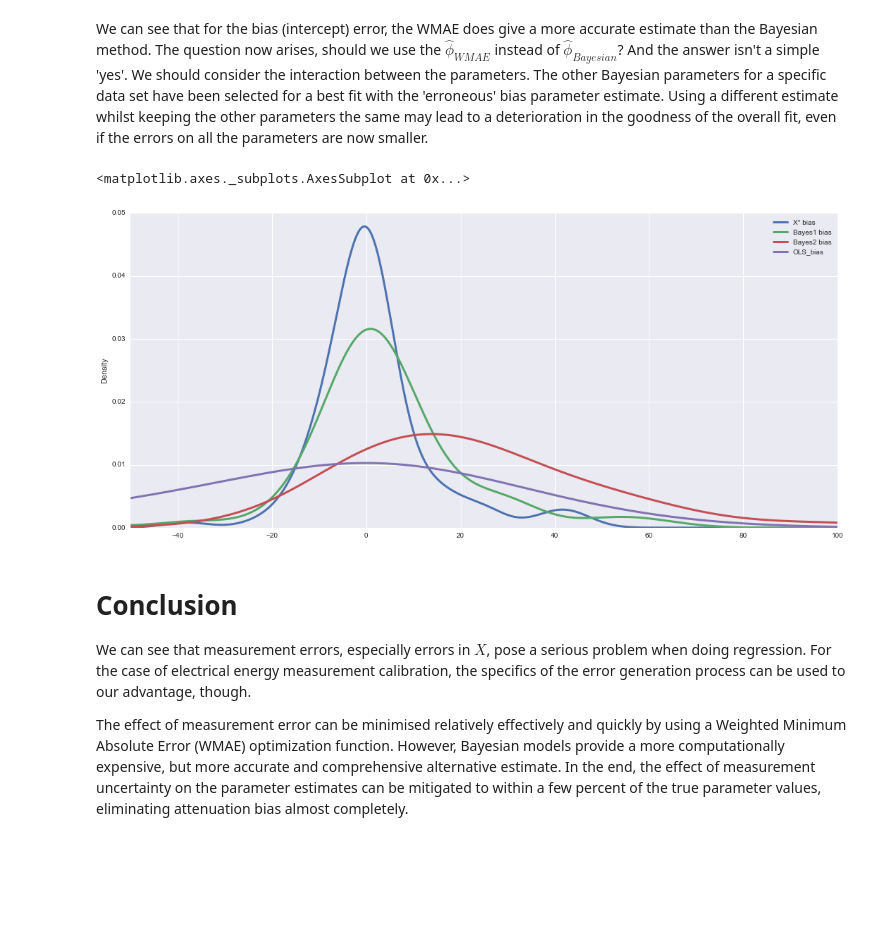
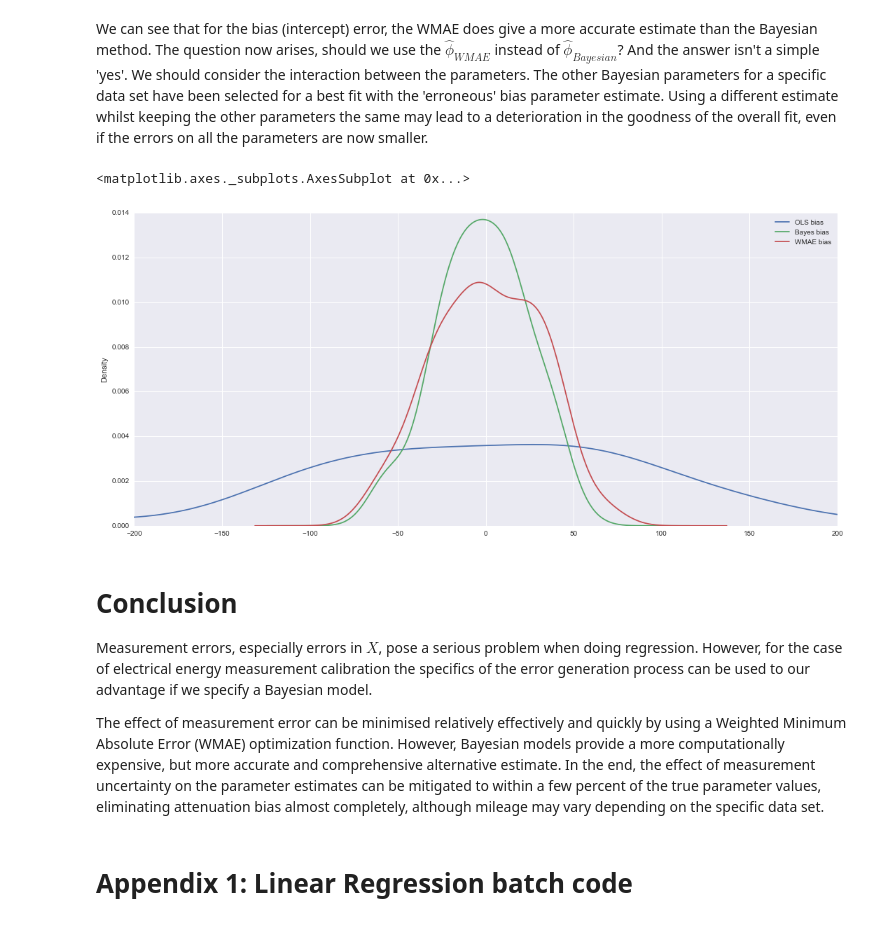
Before and after one commit to hermanc1/Measurement_Error_Models, a Jupyter notebook: Measurement Error Models using PyMC3.ipynb, the cells around one changed output. Drawn from its saved outputs; the diff is of its cells as text; code cells hidden in the pictures; blank space fills up the shorter version.

```diff
--- a/Measurement Error Models using PyMC3.ipynb
+++ b/Measurement Error Models using PyMC3.ipynb
@@ -14,13 +14,17 @@ First, some Python preliminaries to import the necessary libraries and tweak the
 import numpy as np
 import pandas as pd
 import matplotlib.pyplot as plt
-import seaborn
+import seaborn as sns
+
+from patsy import dmatrices
+from sklearn.linear_model import LinearRegression
 
 import scipy
 import scipy.stats
 
 %matplotlib inline
-seaborn.set
+sns.set
 
 from pylab import rcParams
-rcParams['figure.figsize']=18,8 #figure sizes
+rcParams['figure.figsize']=18, 8 #figure sizes
+rcParams.update({'font.size': 30})
@@ -637,0 +600,3 @@ results[['X* phase','Bayes1 phase','Bayes2 phase','OLS_phase']].plot(kind='kde',
+# %%
+results = pd.read_csv('cal_sim_results.csv', index_col=0)
+np.round(results.describe([0.025, 0.5, 0.975]), 2)
@@ -640,13 +633,15 @@ results[['X* phase','Bayes1 phase','Bayes2 phase','OLS_phase']].plot(kind='kde',
 # %% [markdown]
 We can see that for the bias (intercept) error, the WMAE does give a more accurate estimate than the Bayesian method. The question now arises, should we use the $\hat{\phi}_{WMAE}$ instead of $\hat{\phi}_{Bayesian}$? And the answer isn't a simple 'yes'. We should consider the interaction between the parameters. The other Bayesian parameters for a specific data set have been selected for a best fit with the 'erroneous' bias parameter estimate. Using a different estimate whilst keeping the other parameters the same may lead to a deterioration in the goodness of the overall fit, even if the errors on all the parameters are now smaller.
 # %%
-results[['X* bias','Bayes1 bias','Bayes2 bias','OLS_bias']].plot(kind='kde', xlim=[-50,100], lw=3.0)
+results[['OLS bias','Bayes bias', 'WMAE bias']].plot(kind='kde', xlim=[-200,200])
 # %% [output]
 <matplotlib.axes._subplots.AxesSubplot at 0x...>
-[figure, old version]
+[figure, new version]
 # %% [markdown]
 # Conclusion
 
-We can see that measurement errors, especially errors in $X$, pose a serious problem when doing regression. For the case of electrical energy measurement calibration, the specifics of the error generation process can be used to our advantage, though.
+Measurement errors, especially errors in $X$, pose a serious problem when doing regression. However, for the case of electrical energy measurement calibration the specifics of the error generation process can be used to our advantage if we specify a Bayesian model.
 
-The effect of measurement error can be minimised relatively effectively and quickly by using a Weighted Minimum Absolute Error (WMAE) optimization function. However, Bayesian models provide a more computationally expensive, but more accurate and comprehensive alternative estimate. In the end, the effect of measurement uncertainty on the parameter estimates can be mitigated to within a few percent of the true parameter values, eliminating attenuation bias almost completely.
+The effect of measurement error can be minimised relatively effectively and quickly by using a Weighted Minimum Absolute Error (WMAE) optimization function. However, Bayesian models provide a more computationally expensive, but more accurate and comprehensive alternative estimate. In the end, the effect of measurement uncertainty on the parameter estimates can be mitigated to within a few percent of the true parameter values, eliminating attenuation bias almost completely, although mileage may vary depending on the specific data set.
+# %% [markdown]
+# Appendix 1: Linear Regression  batch code
```
Also changed, not shown: parts of 79 cells of this notebook, 2 other files.
